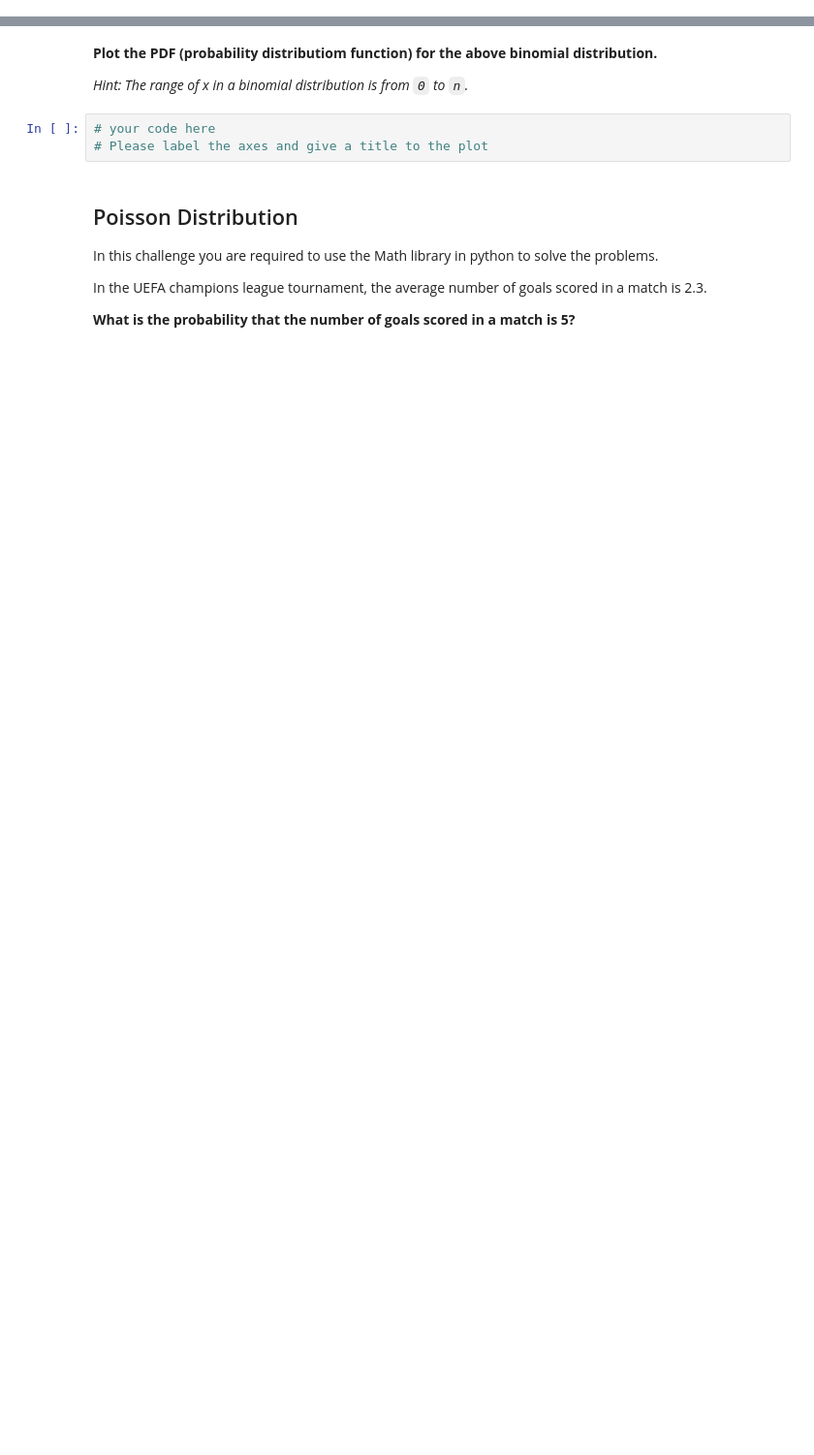
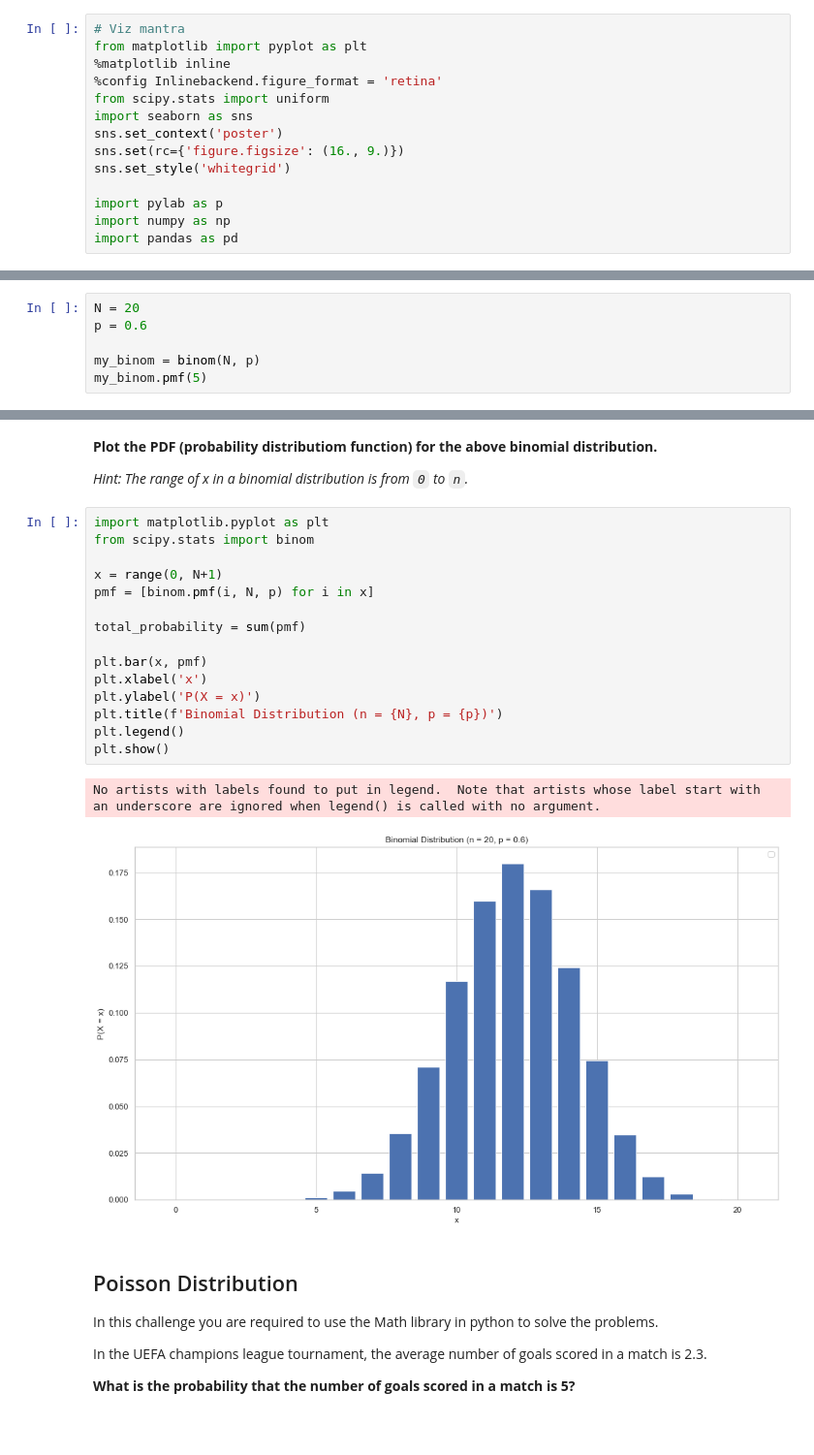
Before and after one commit to Ironhack-data-bcn-january-2023/lab-discrete-probability-distributions, a Jupyter notebook: your-code/main.ipynb, the cells around one changed output, grey strips where cells are left out. Shown at 97% size. Saved outputs shown, nothing was run; the diff lists cells and outputs as text; blank space fills up the shorter version.

```diff
--- a/your-code/main.ipynb
+++ b/your-code/main.ipynb
@@ -1,3 +1,17 @@
+# %%
+# Viz mantra
+from matplotlib import pyplot as plt
+%matplotlib inline
+%config Inlinebackend.figure_format = 'retina'
+from scipy.stats import uniform
+import seaborn as sns
+sns.set_context('poster')
+sns.set(rc={'figure.figsize': (16., 9.)})
+sns.set_style('whitegrid')
+
+import pylab as p
+import numpy as np
+import pandas as pd
 # %% [markdown]
 # Before your start:
 
@@ -53,0 +70,6 @@ Please note that this time the order of the fruits being picked does not matter.
+# %%
+N = 20
+p = 0.6
+
+my_binom = binom(N, p)
+my_binom.pmf(5)
@@ -65,9 +87,24 @@ Write the formula and calculate the probability below.
 **Plot the PDF (probability distributiom function) for the above binomial distribution.**
 
 *Hint: The range of x in a binomial distribution is from `0` to `n`.*
-# %%
-# your code here
-# Please label the axes and give a title to the plot
+# %%
+import matplotlib.pyplot as plt
+from scipy.stats import binom
+
+x = range(0, N+1)
+pmf = [binom.pmf(i, N, p) for i in x]
+
+total_probability = sum(pmf)
+
+plt.bar(x, pmf)
+plt.xlabel('x')
+plt.ylabel('P(X = x)')
+plt.title(f'Binomial Distribution (n = {N}, p = {p})')
+plt.legend()
+plt.show()
+# %% [output]
+No artists with labels found to put in legend.  Note that artists whose label start with an underscore are ignored when legend() is called with no argument.
+[figure, added]
 # %% [markdown]
 ## Poisson Distribution
 
```
Also changed, not shown: parts of 14 cells of this notebook.
